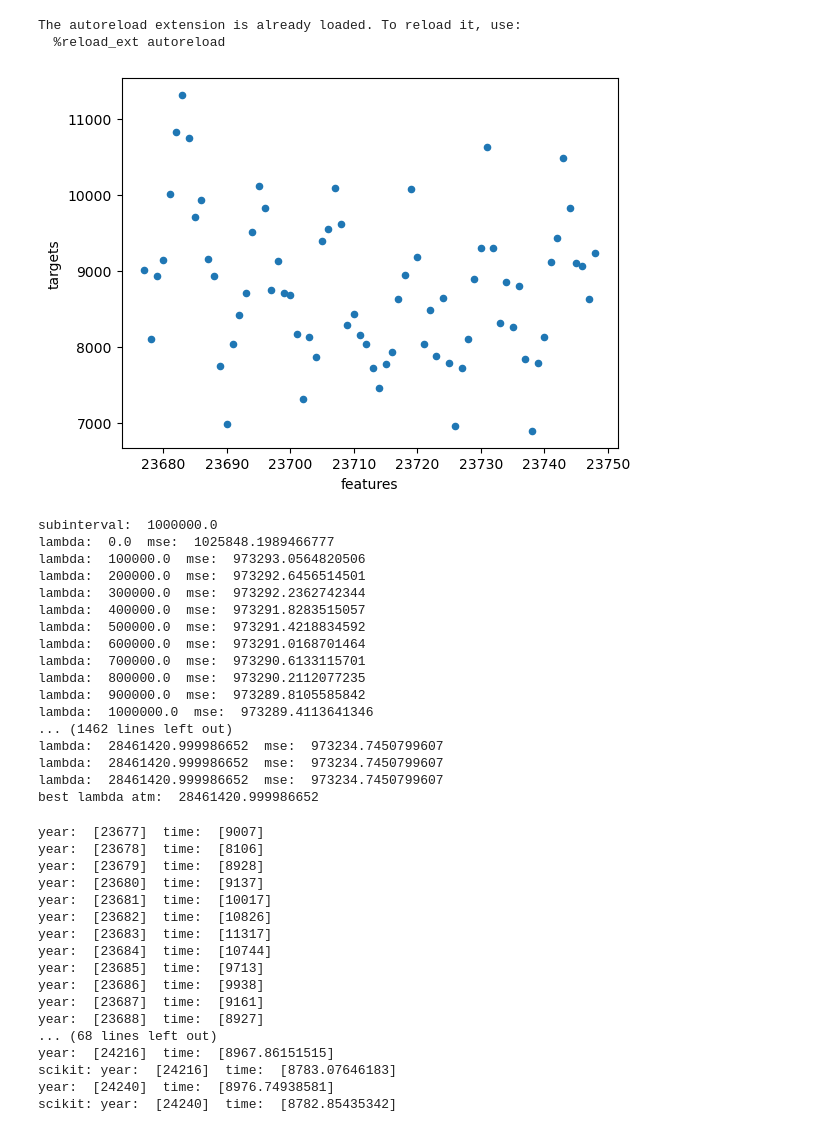
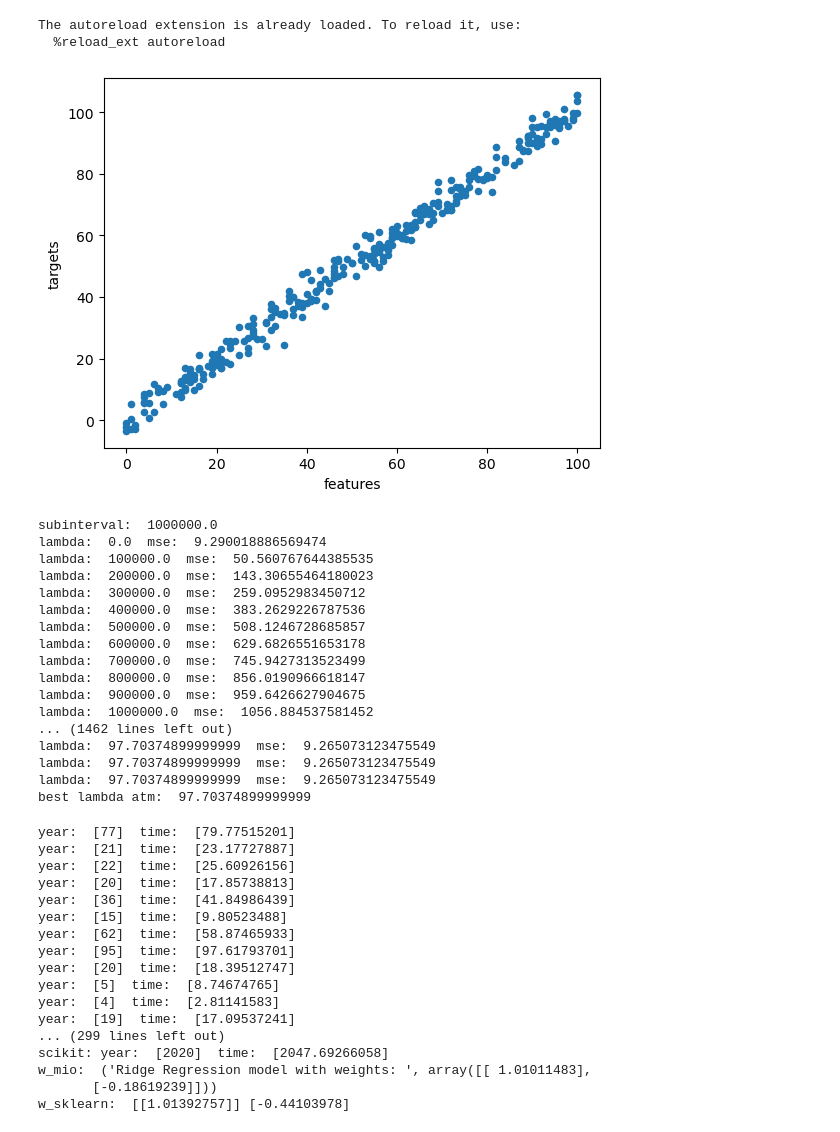
Before and after one commit to Michele2301/MALIS-projects, a Jupyter notebook: Project3/experiments.ipynb, the cells around one changed output. Saved outputs shown, nothing was run; the diff lists cells and outputs as text; code cells hidden in the pictures.

Commit message:
changed dataset

```diff
--- a/Project3/experiments.ipynb
+++ b/Project3/experiments.ipynb
@@ -7,21 +7,18 @@ olympics=0
 if olympics==1:
     dataset=pd.read_csv('./Data/olympics_100m.csv')
 else:
-    dataset=pd.read_csv('./Data/accidental-deaths-in-usa-monthly.csv')
+    dataset=pd.read_csv('./Data/test.csv')
 # %% [output]
 The autoreload extension is already loaded. To reload it, use:
   %reload_ext autoreload
 # %%
 #plot
-if olympics!=1:
-    dataset['features']=dataset['features'].map(lambda x: int(x.split('-')[0])*12+int(x.split('-')[1]))
 if dataset.shape[1]==2:
     dataset.plot.scatter(x='features',y='targets')
 # %% [output]
-[figure, old version]
+[figure, new version]
 # %%
 from ridge import Ridge_Regression
-from sklearn.linear_model import Ridge
 X=dataset.drop('targets',axis=1).values.reshape(-1,dataset.shape[1]-1)
 Y=dataset['targets'].values.reshape(-1,1)
 ## given the low amount of data available we decided to do a K-fold cross validation
@@ -51,29 +48,26 @@ for subinterval in np.array(10.0 ** np.arange(6, -20, -1)):
 lambda_value=lambda_values[np.argmin(lambda_mses)]
 # %% [output]
 subinterval:  1000000.0
-lambda:  0.0  mse:  1025848.1989466777
-lambda:  100000.0  mse:  973293.0564820506
-lambda:  200000.0  mse:  973292.6456514501
-lambda:  300000.0  mse:  973292.2362742344
-lambda:  400000.0  mse:  973291.8283515057
-lambda:  500000.0  mse:  973291.4218834592
-lambda:  600000.0  mse:  973291.0168701464
-lambda:  700000.0  mse:  973290.6133115701
-lambda:  800000.0  mse:  973290.2112077235
-lambda:  900000.0  mse:  973289.8105585842
-lambda:  1000000.0  mse:  973289.4113641346
+lambda:  0.0  mse:  9.290018886569474
+lambda:  100000.0  mse:  50.560767644385535
+lambda:  200000.0  mse:  143.30655464180023
+lambda:  300000.0  mse:  259.0952983450712
+lambda:  400000.0  mse:  383.2629226787536
+lambda:  500000.0  mse:  508.1246728685857
+lambda:  600000.0  mse:  629.6826551653178
+lambda:  700000.0  mse:  745.9427313523499
+lambda:  800000.0  mse:  856.0190966618147
+lambda:  900000.0  mse:  959.6426627904675
+lambda:  1000000.0  mse:  1056.884537581452
 ... (1462 lines left out)
-lambda:  28461420.999986652  mse:  973234.7450799607
-lambda:  28461420.999986652  mse:  973234.7450799607
-lambda:  28461420.999986652  mse:  973234.7450799607
-best lambda atm:  28461420.999986652
+lambda:  97.70374899999999  mse:  9.265073123475549
+lambda:  97.70374899999999  mse:  9.265073123475549
+lambda:  97.70374899999999  mse:  9.265073123475549
+best lambda atm:  97.70374899999999
 # %%
 ridge=Ridge_Regression(lambda_value)
 ridge.Train(X,Y)
-if olympics==1:
-    x=np.array([2010,2012,2014,2016,2018,2020]).reshape(-1,1)
-else:
-    x=(np.array([2010,2012,2014,2016,2018,2020])*12).reshape(-1,1)
+x=np.array([2010,2012,2014,2016,2018,2020]).reshape(-1,1)
 y_pred=ridge.Predict(x.reshape(-1,1))
 from sklearn.linear_model import Ridge
 ridge_sklearn=Ridge(alpha=lambda_value)
@@ -84,24 +78,27 @@ for i in range(len(X)):
 for i in range(len(x)):
     print('year: ',x[i],' time: ',y_pred[i])
     print('scikit: year: ',x[i],' time: ',y_pred_sklearn[i])
+
+print('w_mio: ',ridge.__str__())
+print('w_sklearn: ',ridge_sklearn.coef_,ridge_sklearn.intercept_)
 # %% [output]
-year:  [23677]  time:  [9007]
-year:  [23678]  time:  [8106]
-year:  [23679]  time:  [8928]
-year:  [23680]  time:  [9137]
-year:  [23681]  time:  [10017]
-year:  [23682]  time:  [10826]
-year:  [23683]  time:  [11317]
-year:  [23684]  time:  [10744]
-year:  [23685]  time:  [9713]
-year:  [23686]  time:  [9938]
-year:  [23687]  time:  [9161]
-year:  [23688]  time:  [8927]
-... (68 lines left out)
-year:  [24216]  time:  [8967.86151515]
-scikit: year:  [24216]  time:  [8783.07646183]
-year:  [24240]  time:  [8976.74938581]
-scikit: year:  [24240]  time:  [8782.85435342]
+year:  [77]  time:  [79.77515201]
+year:  [21]  time:  [23.17727887]
+year:  [22]  time:  [25.60926156]
+year:  [20]  time:  [17.85738813]
+year:  [36]  time:  [41.84986439]
+year:  [15]  time:  [9.80523488]
+year:  [62]  time:  [58.87465933]
+year:  [95]  time:  [97.61793701]
+year:  [20]  time:  [18.39512747]
+year:  [5]  time:  [8.74674765]
+year:  [4]  time:  [2.81141583]
+year:  [19]  time:  [17.09537241]
+... (299 lines left out)
+scikit: year:  [2020]  time:  [2047.69266058]
+w_mio:  ('Ridge Regression model with weights: ', array([[ 1.01011483],
+       [-0.18619239]]))
+w_sklearn:  [[1.01392757]] [-0.44103978]
 # %%
 import matplotlib.pyplot as plt
 ridge=Ridge_Regression(lambda_value)
```
Also changed, not shown: parts of 1 cell of this notebook, 2 other files.
